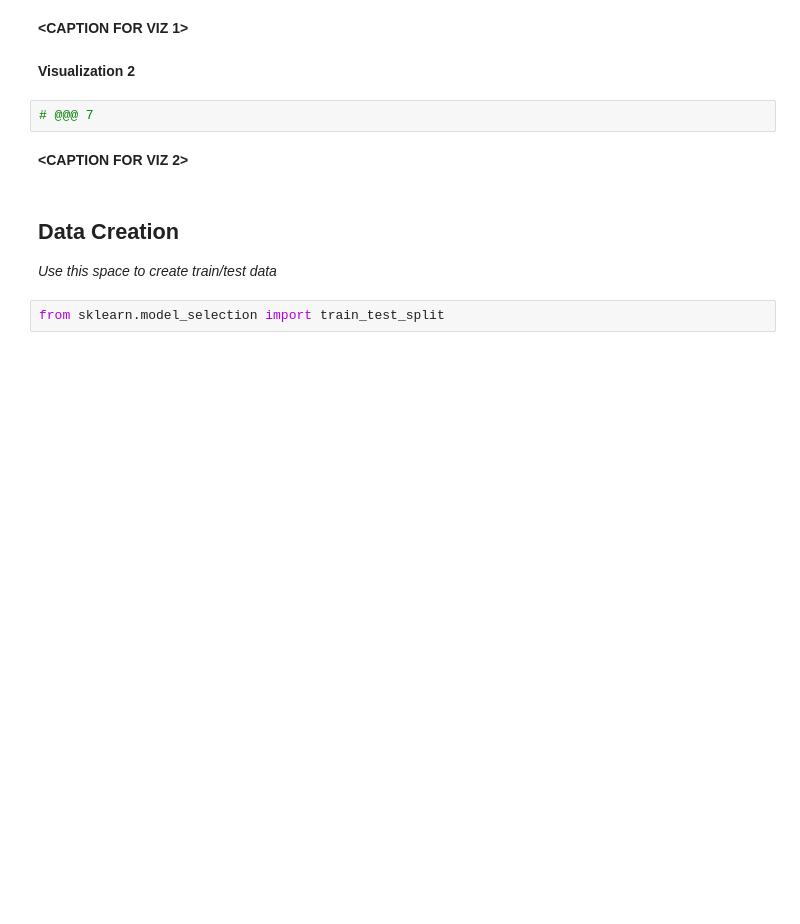
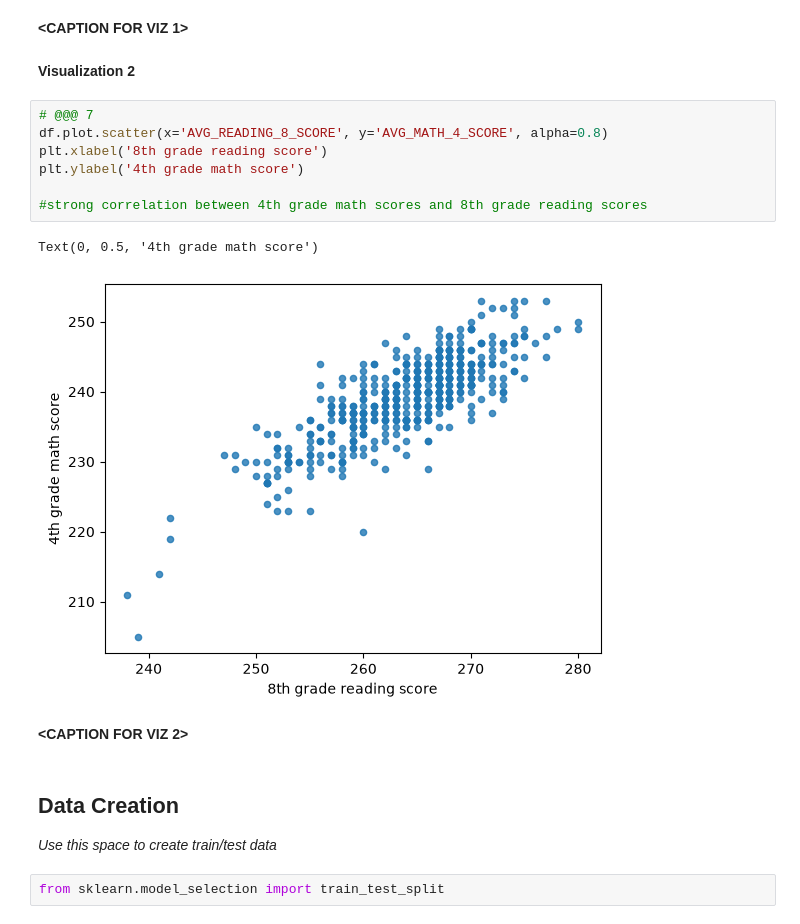
Before and after one commit to ruchikansikligar-sys/MDST, a Jupyter notebook: MDST-Onboarding-main/tutorial1/checkpoint1.ipynb, the cells around one changed output. Cells and saved outputs as stored; diff of their text form; blank space fills up the shorter version.

```diff
--- a/MDST-Onboarding-main/tutorial1/checkpoint1.ipynb
+++ b/MDST-Onboarding-main/tutorial1/checkpoint1.ipynb
@@ -110,8 +170,16 @@ Investigate the relationship between your chosen response variable and at least
 **<CAPTION FOR VIZ 1>**
 # %% [markdown]
 **Visualization 2**
-# %%
-# @@@ 7
+# %%
+# @@@ 7
+df.plot.scatter(x='AVG_READING_8_SCORE', y='AVG_MATH_4_SCORE', alpha=0.8)
+plt.xlabel('8th grade reading score')
+plt.ylabel('4th grade math score')
+
+#strong correlation between 4th grade math scores and 8th grade reading scores
+# %% [output]
+Text(0, 0.5, '4th grade math score')
+[figure, added]
 # %% [markdown]
 **<CAPTION FOR VIZ 2>**
 # %% [markdown]
```
Also changed, not shown: parts of 21 cells of this notebook, 3 other files.
